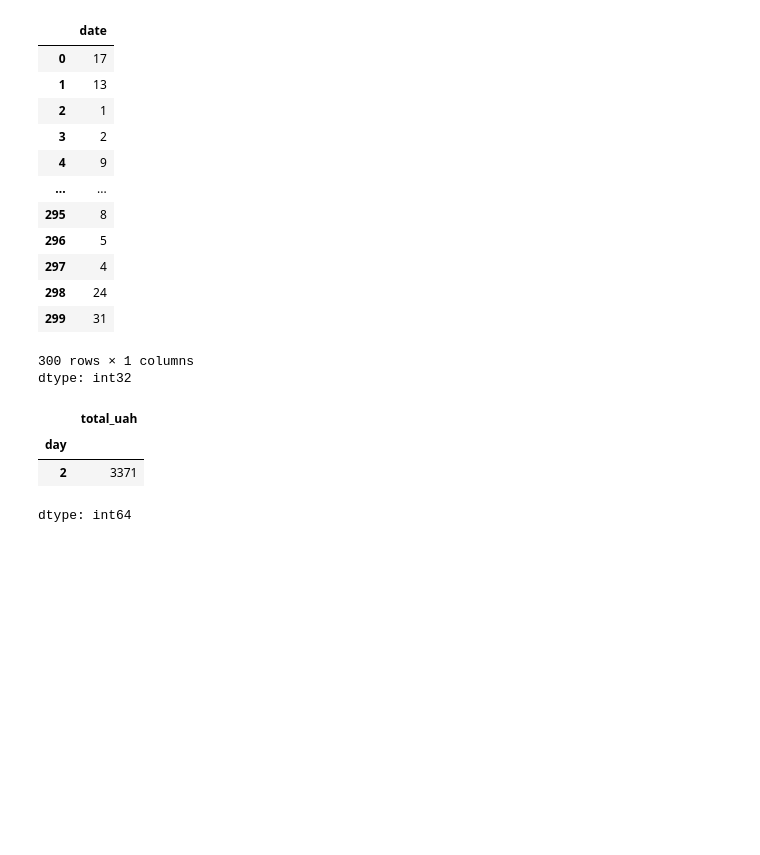
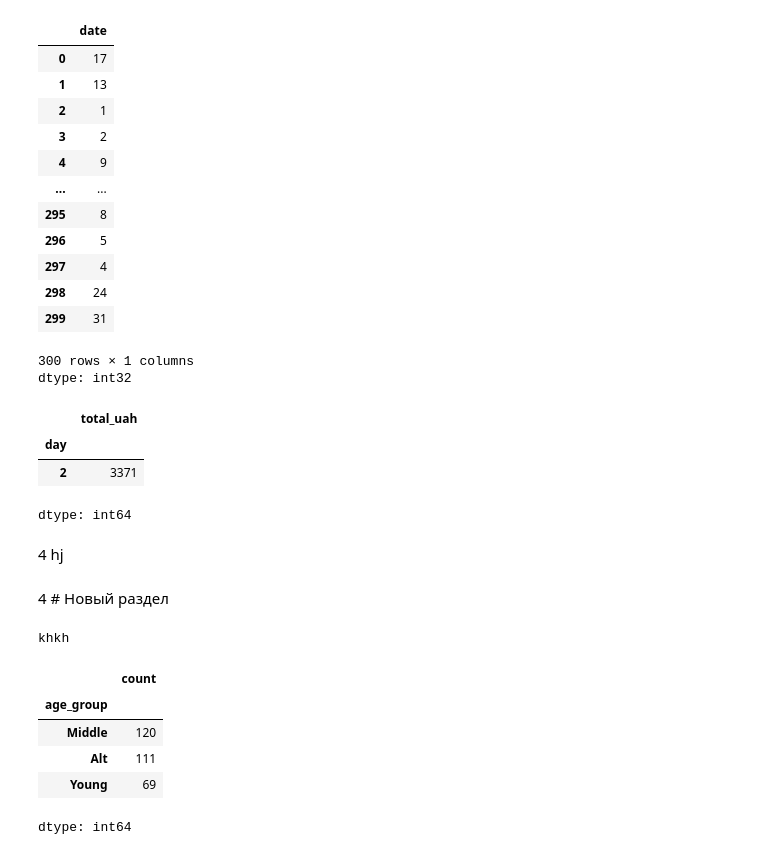
Before and after one commit to T-Svitlichna/DTA_Python, a Jupyter notebook: Lekcia/Oksana"store_sales_analysis_ipynb".ipynb, the cells around one changed output. Drawn from its saved outputs; the diff is of its cells as text; code cells hidden in the pictures; blank space fills up the shorter version.

```diff
--- a/Lekcia/Oksana"store_sales_analysis_ipynb".ipynb
+++ b/Lekcia/Oksana"store_sales_analysis_ipynb".ipynb
@@ -481,3 +481,25 @@ df.groupby("day")["total_uah"].sum().sort_values(ascending=False).head(1)
 | day |  |
 | 2 | 3371 |
 dtype: int64
+# %% [markdown]
+4 hj
+# %% [markdown]
+4 # Новый раздел
+# %%
+df["age_group"] = pd.cut(
+df["customer_age"],
+bins=(0,30,50,100),
+labels=["Young","Middle","Alt"], # 0-30, 30 - not include, 30-50 - 50 not includ, 50-100 - 100 not includ
+right=False
+)
+print("khkh")
+df.head()
+df.age_group.value_counts()
+# %% [output]
+khkh
+|  | count |
+| age_group |  |
+| Middle | 120 |
+| Alt | 111 |
+| Young | 69 |
+dtype: int64
```
Also changed, not shown: parts of 6 cells of this notebook.
